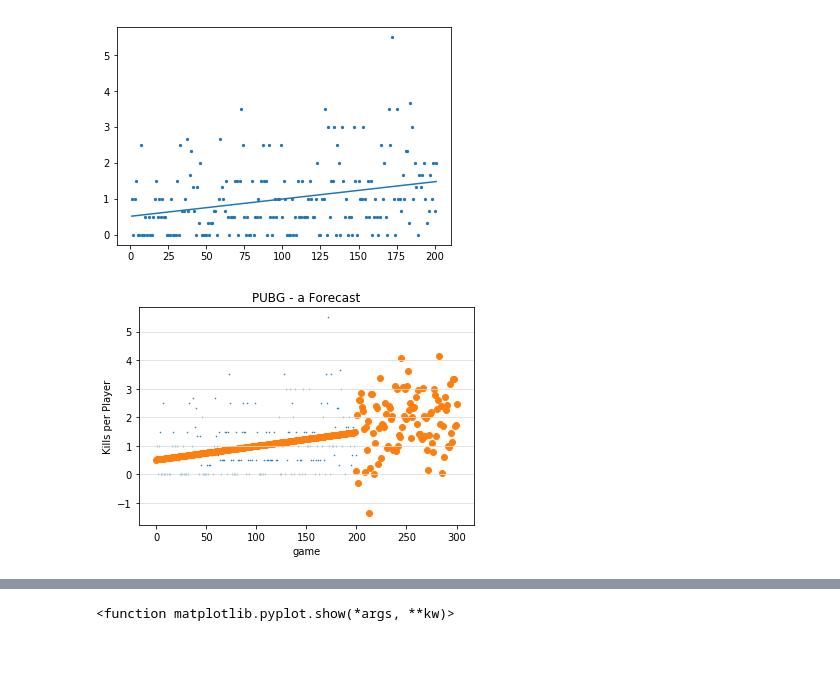
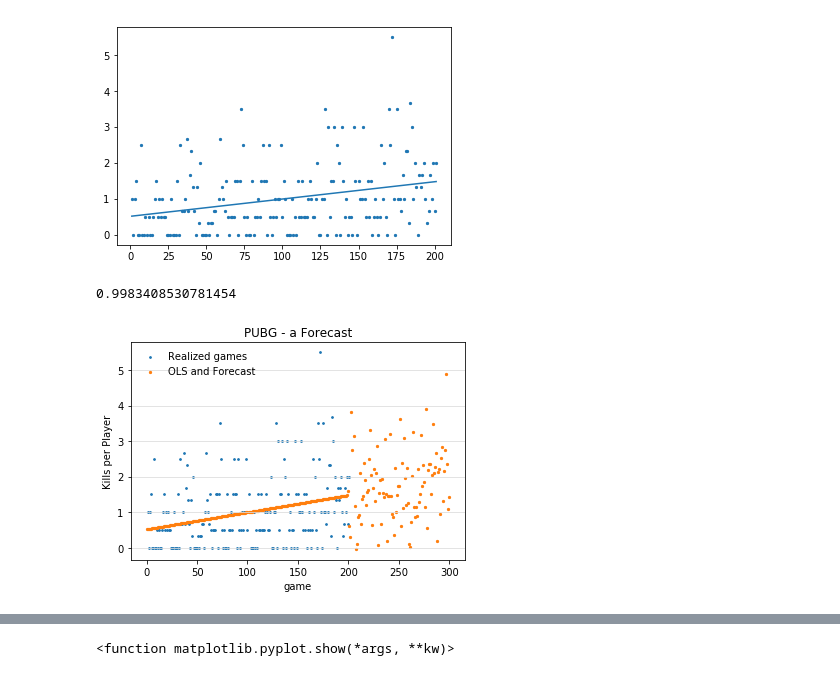
Before and after one commit to Holger-Harmsen/Harmsen_Repo, a Jupyter notebook: PUBG/Analysis.ipynb, the cells around one changed output, grey strips where cells are left out. Drawn from its saved outputs; the diff is of its cells as text; code cells hidden in the pictures.

```diff
--- a/PUBG/Analysis.ipynb
+++ b/PUBG/Analysis.ipynb
@@ -140,6 +140,40 @@ print(beta_1)
 0    0.004802
 dtype: float64
 [figure]
+# %%
+#POISSONESTIMERER MODELLEN:
+from scipy import optimize
+
+#Definerer leddene:
+n = len(data['kills_per_mand'])
+x_sum = sum(data['kills_per_mand'])
+
+data['MLE_mellemregning'] = [
+    math.log(math.factorial(round(i)))
+    for i in data['kills_per_mand']
+]
+
+lnx_sum = sum(data['MLE_mellemregning'])
+#Opstiller log-likelihood-funktionen:
+#Definerer funktionen, der skal maksimeres (negativt, da den minimeres):
+def MLE(lam,n,x_sum,lnx_sum):
+    return -(-n*lam + math.log(lam)*x_sum - lnx_sum)
+
+
+#Definerer minimizeren:
+def optimizer(n,x_sum,lnx_sum):
+    løsning = optimize.minimize_scalar(
+        MLE,method='bounded',
+        bounds=(0,100),args=(n,x_sum,lnx_sum))
+    return løsning
+    theta = løsning.x
+
+theta = optimizer(n,x_sum,lnx_sum)
+PUBG_lambda = theta.x
+PUBG_lambda
+#Nu ouputes parameteren i poissonfordelingen, det ses, at den er lig middelværdien. Yeah boi.
+# %% [output]
+0.9983408530781454
 # %%
 #Lav udvidelse med Slutzky-simulering med stød. Lav 100 simulationer og fremskriv.
 #Opstiller model med støddets middelværdi 0, og std.afv. lig regressionens standardafvigelse på spil - så de udsving fortsætter.
@@ -157,36 +191,38 @@ for i in range(1,201):
     liste.append(ingen_stød(beta_0,beta_1,i))
     nyliste.append(ingen_stød(beta_0,beta_1,i))
 for i in range(202,303):
-        #s = np.random.normal(loc=0,scale=0.001,size=None) (NORMALFORDELTE STØD)
+        #s = np.random.normal(loc=0,scale=0.001,size=None) #(NORMALFORDELTE STØD)
+        s = np.random.poisson(PUBG_lambda) #(POISSONFORDELTE STØD)
         liste.append(stød(beta_0,beta_1,i,s))
 fremskrivning_x = pd.DataFrame(range(0,301))
 fremskrivning_y = pd.DataFrame(liste)
 
 
 #Fremskriver adderet:
 random = np.random.normal(loc=0,scale=0.90,size=101)
 liste1 = pd.DataFrame(np.cumsum(random))
 mellem = []
 for i in range(202,303):
         mellem.append(ingen_stød(beta_0,beta_1,i))
 liste2 = pd.DataFrame(mellem)
 
 
 
 #Har nu to lister, som skal i rækkefølge; randomliste og pdnyliste
 randomliste = liste1 + liste2
 pdnyliste = pd.DataFrame(nyliste)
 
 RandomWalk = pdnyliste.append(randomliste, ignore_index=True)
 
-plt.scatter(data['spil'],data['kills_per_mand'],s=0.3)
-#plt.plot(RandomWalk)
-plt.scatter(fremskrivning_x,fremskrivning_y)
 plt.grid(axis='y',c='gainsboro')
 plt.title('PUBG - a Forecast')
 plt.xlabel('game')
 plt.ylabel('Kills per Player')
+plt.scatter(data['spil'],data['kills_per_mand'],s=3, label = 'Realized games')
+#plt.plot(RandomWalk)
+plt.scatter(fremskrivning_x,fremskrivning_y,s=5, label = 'OLS and Forecast')
+plt.legend(frameon=False)
 plt.show
 plt.savefig('Fremskrivning.pdf')
 # %% [output]
-[figure, old version]
+[figure, new version]
```
Also changed, not shown: parts of 5 cells of this notebook, 2 other files.
